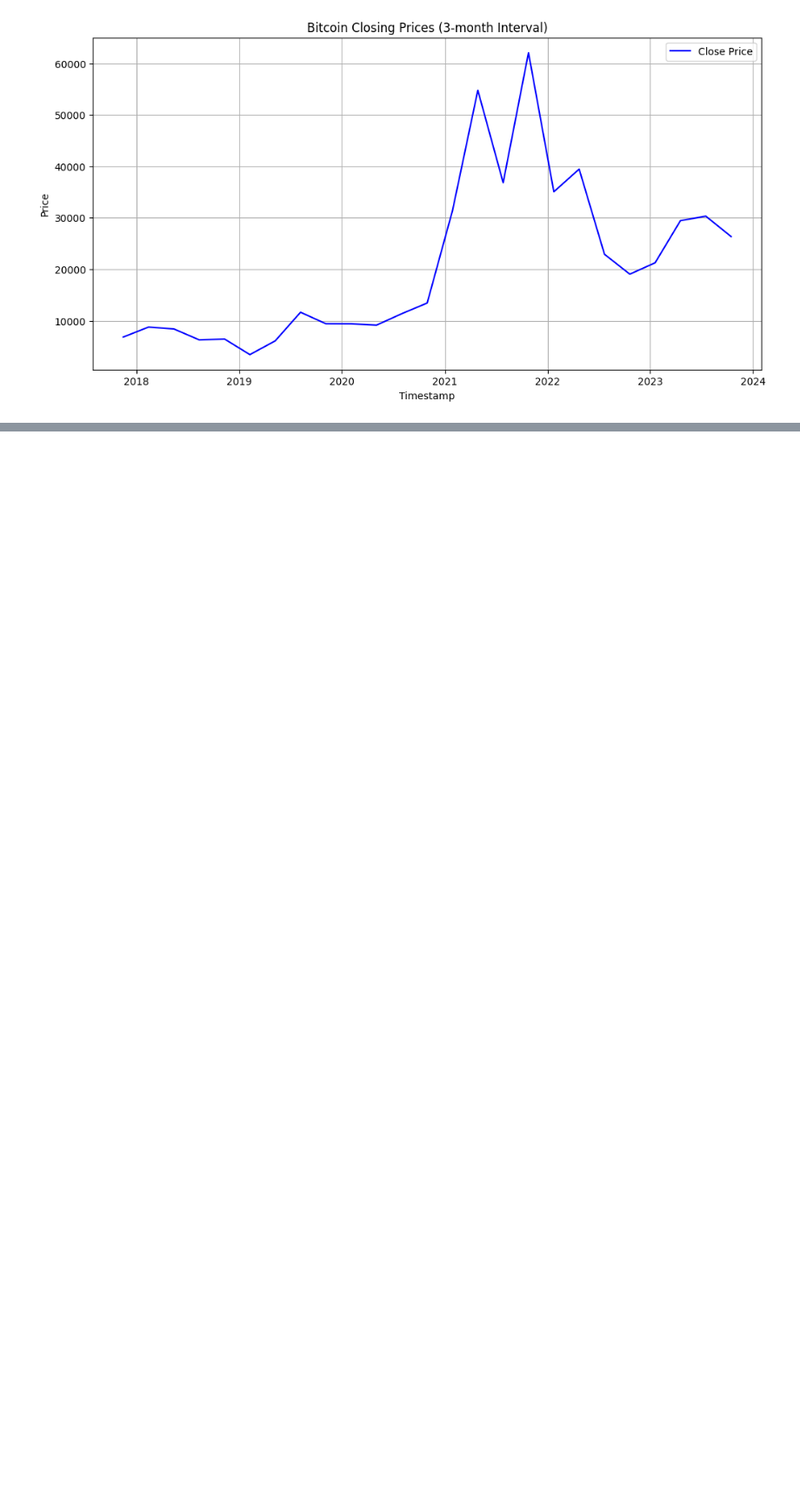
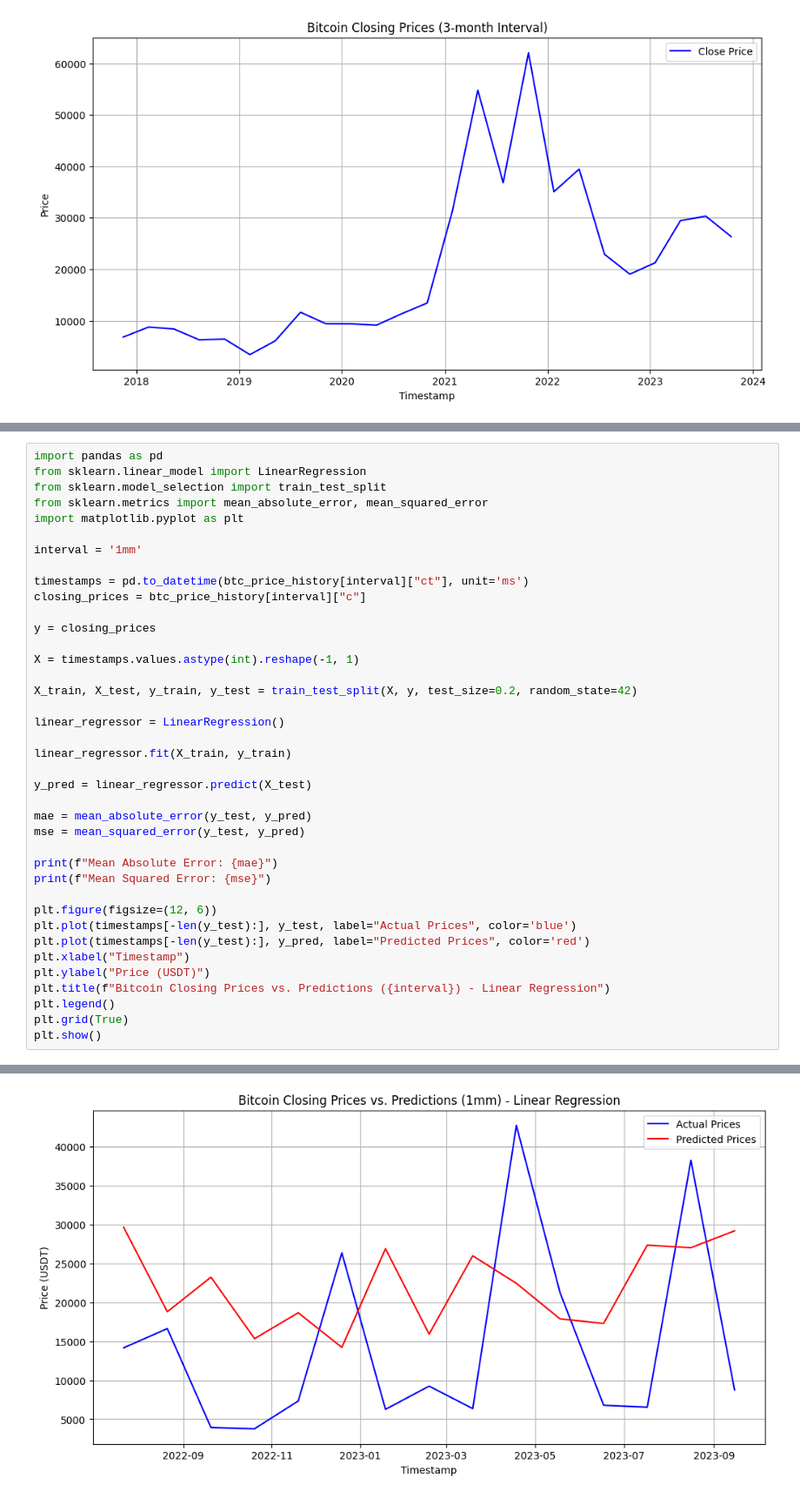
Before and after one commit to deeckn/bitcoin-predictions, a Jupyter notebook: main.ipynb, the cells around one changed output, grey strips where cells are left out. Shown at 87% size. Drawn from its saved outputs; the diff is of its cells as text; blank space fills up the shorter version.

Commit message:
Visualize regression models

```diff
--- a/main.ipynb
+++ b/main.ipynb
@@ -170,0 +179,40 @@ plot_price_history("Bitcoin Closing Prices (3-month Interval)", interval_df_3mm)
+# %%
+import pandas as pd
+from sklearn.linear_model import LinearRegression
+from sklearn.model_selection import train_test_split
+from sklearn.metrics import mean_absolute_error, mean_squared_error
+import matplotlib.pyplot as plt
+
+interval = '1mm'
+
+timestamps = pd.to_datetime(btc_price_history[interval]["ct"], unit='ms')
+closing_prices = btc_price_history[interval]["c"]
+
+y = closing_prices
+
+X = timestamps.values.astype(int).reshape(-1, 1)
+
+X_train, X_test, y_train, y_test = train_test_split(X, y, test_size=0.2, random_state=42)
+
+linear_regressor = LinearRegression()
+
+linear_regressor.fit(X_train, y_train)
+
+y_pred = linear_regressor.predict(X_test)
+
+mae = mean_absolute_error(y_test, y_pred)
+mse = mean_squared_error(y_test, y_pred)
+
+print(f"Mean Absolute Error: {mae}")
+print(f"Mean Squared Error: {mse}")
+
+plt.figure(figsize=(12, 6))
+plt.plot(timestamps[-len(y_test):], y_test, label="Actual Prices", color='blue')
+plt.plot(timestamps[-len(y_test):], y_pred, label="Predicted Prices", color='red')
+plt.xlabel("Timestamp")
+plt.ylabel("Price (USDT)")
+plt.title(f"Bitcoin Closing Prices vs. Predictions ({interval}) - Linear Regression")
+plt.legend()
+plt.grid(True)
+plt.show()
+# %% [output]
@@ -170,0 +221 @@ plot_price_history("Bitcoin Closing Prices (3-month Interval)", interval_df_3mm)
+[figure, added]
```
Also changed, not shown: parts of 9 cells of this notebook.
